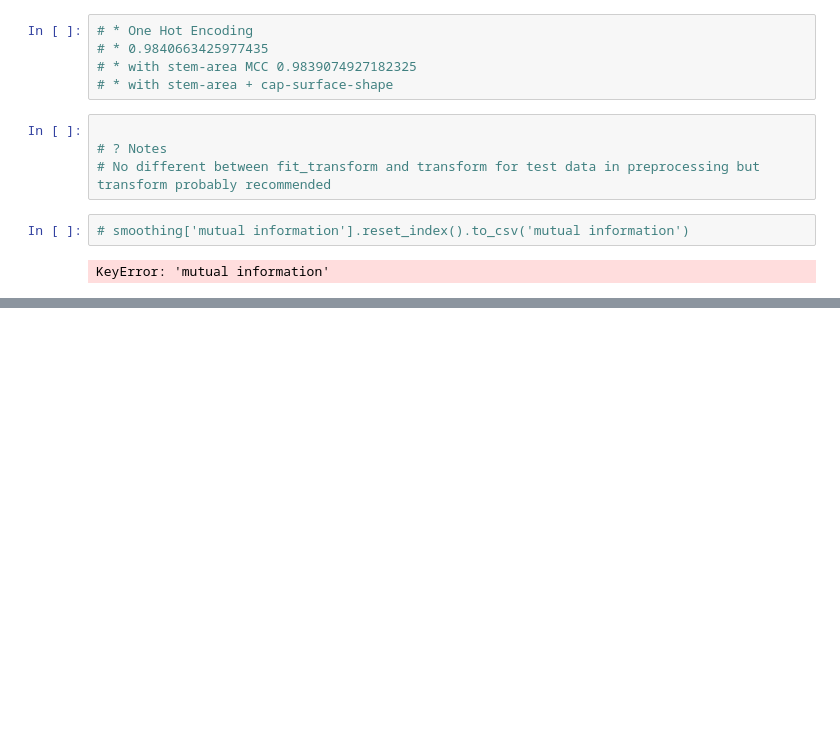
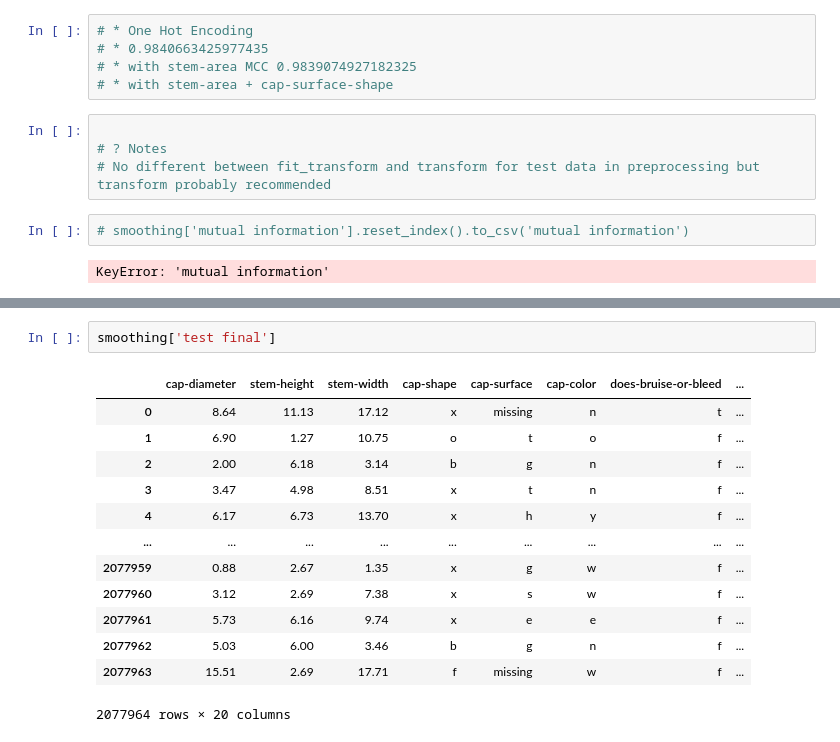
Before and after one commit to 2braincellz/Kaggle-Binary-Prediction-of-Poisonous-Mushrooms, a Jupyter notebook: version9.ipynb, the cells around one changed output, grey strips where cells are left out. Cells and saved outputs as stored; diff of their text form; blank space fills up the shorter version.

```diff
--- a/version9.ipynb
+++ b/version9.ipynb
@@ -397,0 +476,16 @@ KeyError: 'mutual information'
+# %%
+smoothing['test final']
+# %% [output]
+|  | cap-diameter | stem-height | stem-width | cap-shape | cap-surface | cap-color | does-bruise-or-bleed | ... |
+| 0 | 8.64 | 11.13 | 17.12 | x | missing | n | t | ... |
+| 1 | 6.90 | 1.27 | 10.75 | o | t | o | f | ... |
+| 2 | 2.00 | 6.18 | 3.14 | b | g | n | f | ... |
+| 3 | 3.47 | 4.98 | 8.51 | x | t | n | f | ... |
+| 4 | 6.17 | 6.73 | 13.70 | x | h | y | f | ... |
+| ... | ... | ... | ... | ... | ... | ... | ... | ... |
+| 2077959 | 0.88 | 2.67 | 1.35 | x | g | w | f | ... |
+| 2077960 | 3.12 | 2.69 | 7.38 | x | s | w | f | ... |
+| 2077961 | 5.73 | 6.16 | 9.74 | x | e | e | f | ... |
+| 2077962 | 5.03 | 6.00 | 3.46 | b | g | n | f | ... |
+| 2077963 | 15.51 | 2.69 | 17.71 | f | missing | w | f | ... |
+2077964 rows × 20 columns
```
Also changed, not shown: parts of 9 cells of this notebook, 13 other files.
